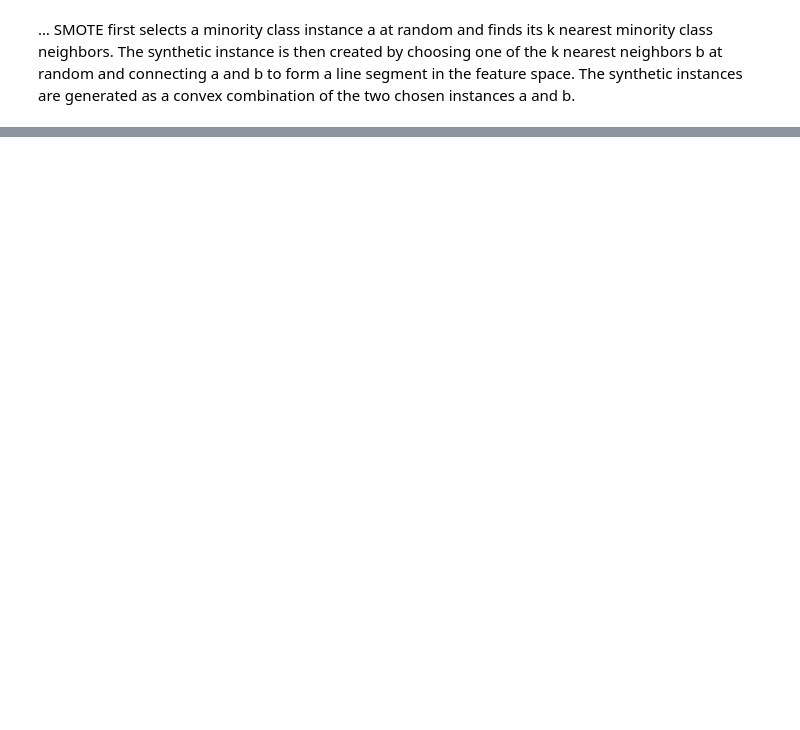
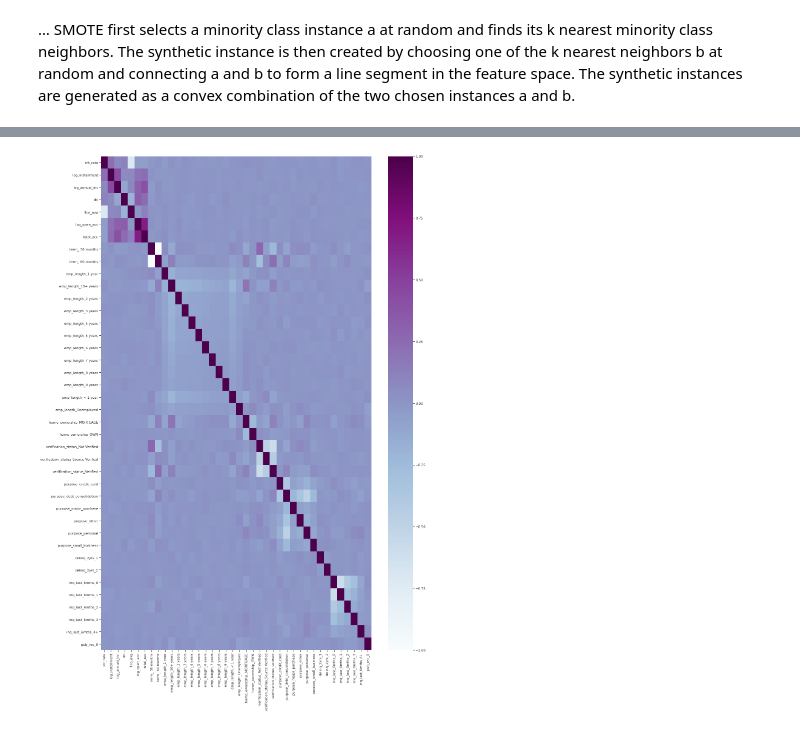
Before and after one commit to AbdallaElbedwihi/Loan-default----oversampling, a Jupyter notebook: Python_Practice.ipynb, the cells around one changed output, grey strips where cells are left out. Drawn from its saved outputs; the diff is of its cells as text; code cells hidden in the pictures; blank space fills up the shorter version.

```diff
--- a/Python_Practice.ipynb
+++ b/Python_Practice.ipynb
@@ -747,0 +812,17 @@ NameError: ignored
+# %%
+# Create validation set
+
+# Split training data to training and validation
+
+X_train1, X_valid1, y_train1, y_valid1 = train_test_split(X_train, y_train, test_size = 0.2, random_state = 123)     # Using 20 % of data as validation, randomly selected
+# %%
+# Now, perform oversampling on training data
+
+from imblearn.over_sampling import SMOTE
+
+oversample = SMOTE(random_state = 124 , k_neighbors = 10 , ratio = 1 )               # Random_state here is like set.seed in R. k_neighbours odentofies the number of nearby neighbours that the data can extrapolate
+
+X_trainoversampled, y_trainoversampled = oversample.fit_resample(X_train1, y_train1)                         # This will not retain column names, so to retain colnames, reform both arrays as dataframes
+
+X_train1 = pd.DataFrame(X_trainoversampled, columns = X.columns)
+y_train1 = pd.Series(y_trainoversampled, name = y.name)
@@ -749,0 +915,12 @@ NameError: ignored
+# %%
+# Then. remove all unwanted variables or variables identified to have VIF > 1 from training, testing and validation data
+
+X_train_final = X_traindf.drop(['home_ownership_RENT', 'log_funded_amnt', 'delinq_2yrs_0', 'pub_rec_1'], axis = 1)
+X_test_final = X_test.drop(['home_ownership_RENT', 'log_funded_amnt', 'delinq_2yrs_0', 'pub_rec_1'] , axis = 1)
+X_valid_final = X_valid1.drop(['home_ownership_RENT', 'log_funded_amnt', 'delinq_2yrs_0', 'pub_rec_1'] , axis = 1)
+# %%
+# Check correlation map
+plt.figure(figsize = (20,30))
+g = sns.heatmap(X_train_final.corr(), cmap = 'BuPu')
+# %% [output]
+[figure, added]
```
Also changed, not shown: parts of 51 cells of this notebook.
